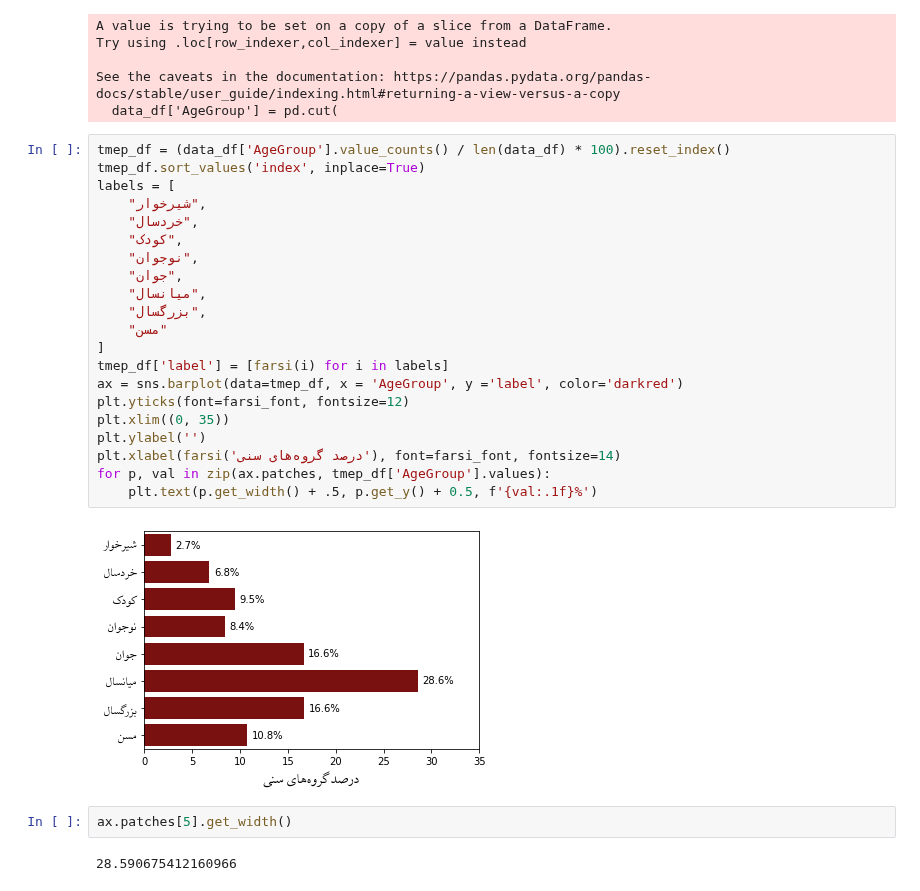
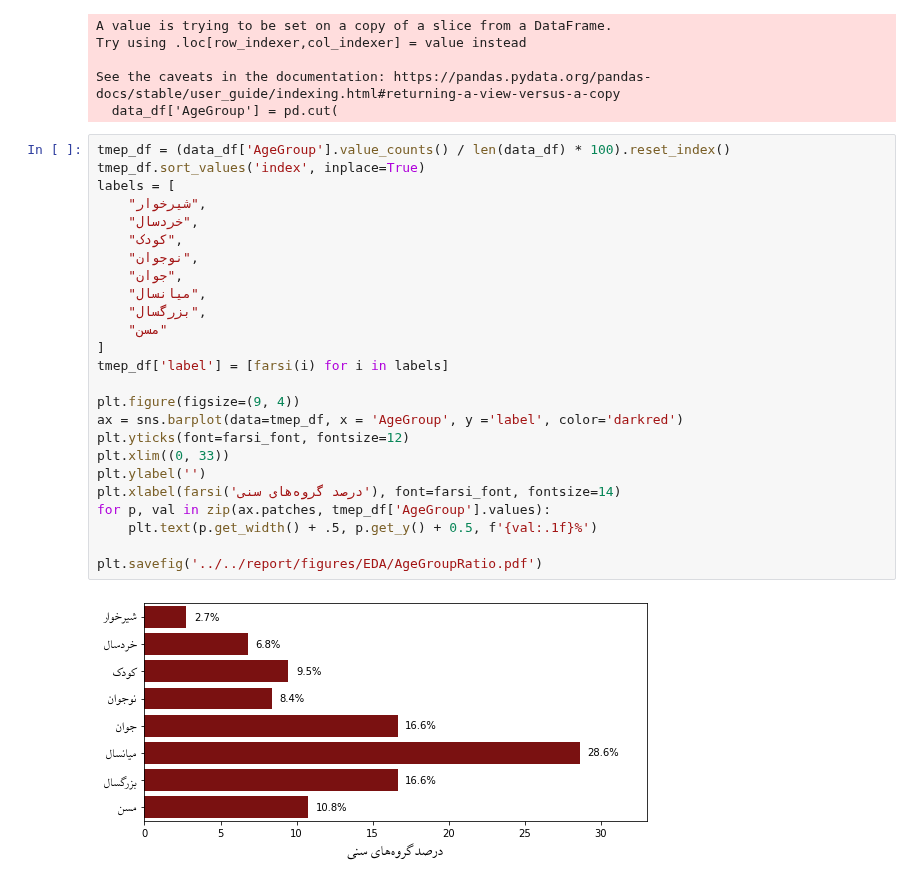
Before and after one commit to sadraheydari/BS_project, a Jupyter notebook: code/notebooks/03 - Houshold Features.ipynb, the cells around one changed output. Cells and saved outputs as stored; diff of their text form.

```diff
--- a/code/notebooks/03 - Houshold Features.ipynb
+++ b/code/notebooks/03 - Houshold Features.ipynb
@@ -105,27 +105,27 @@ See the caveats in the documentation: https://pandas.pydata.org/pandas-docs/stab
 # %%
 tmep_df = (data_df['AgeGroup'].value_counts() / len(data_df) * 100).reset_index()
 tmep_df.sort_values('index', inplace=True)
 labels = [
     "شیرخوار",
     "خردسال",
     "کودک",
     "نوجوان",
     "جوان",
     "میانسال",
     "بزرگسال",
     "مسن"
 ]
 tmep_df['label'] = [farsi(i) for i in labels]
+
+plt.figure(figsize=(9, 4))
 ax = sns.barplot(data=tmep_df, x = 'AgeGroup', y ='label', color='darkred')
 plt.yticks(font=farsi_font, fontsize=12)
-plt.xlim((0, 35))
+plt.xlim((0, 33))
 plt.ylabel('')
 plt.xlabel(farsi('درصد گروه‌های سنی'), font=farsi_font, fontsize=14)
 for p, val in zip(ax.patches, tmep_df['AgeGroup'].values):
     plt.text(p.get_width() + .5, p.get_y() + 0.5, f'{val:.1f}%')
+
+plt.savefig('../../report/figures/EDA/AgeGroupRatio.pdf')
 # %% [output]
-[figure, old version]
+[figure, new version]
-# %%
-ax.patches[5].get_width()
-# %% [output]
-28.590675412160966
```
Also changed, not shown: parts of 4 cells of this notebook, 1 other file.
